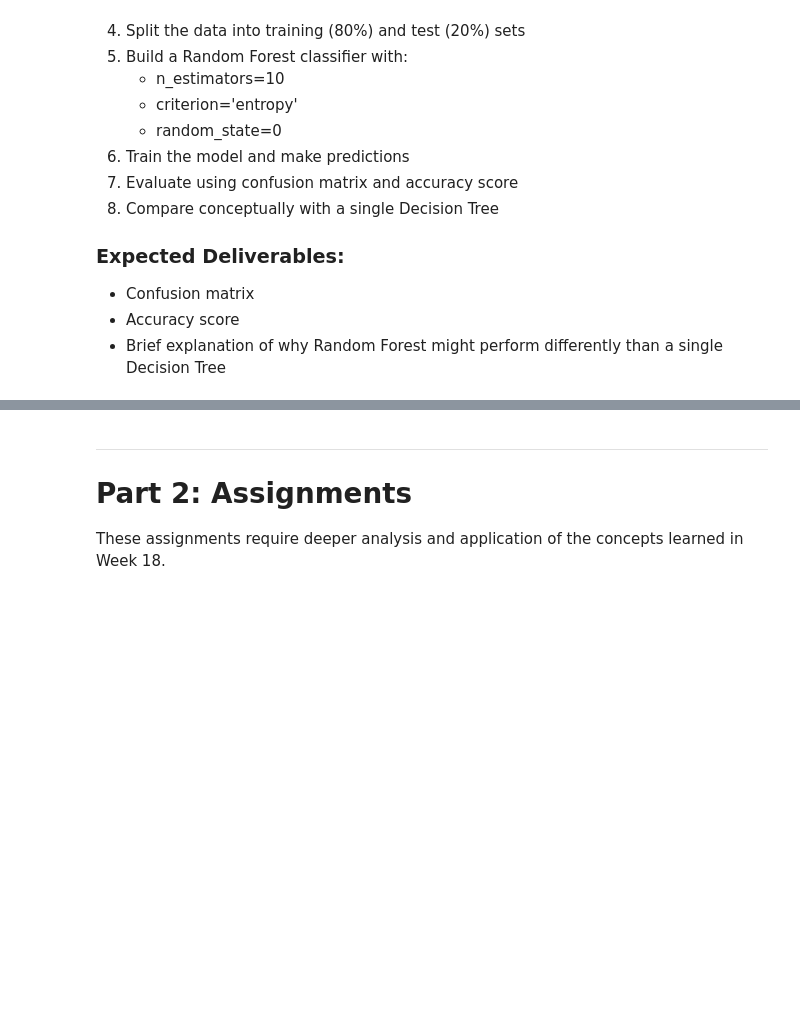
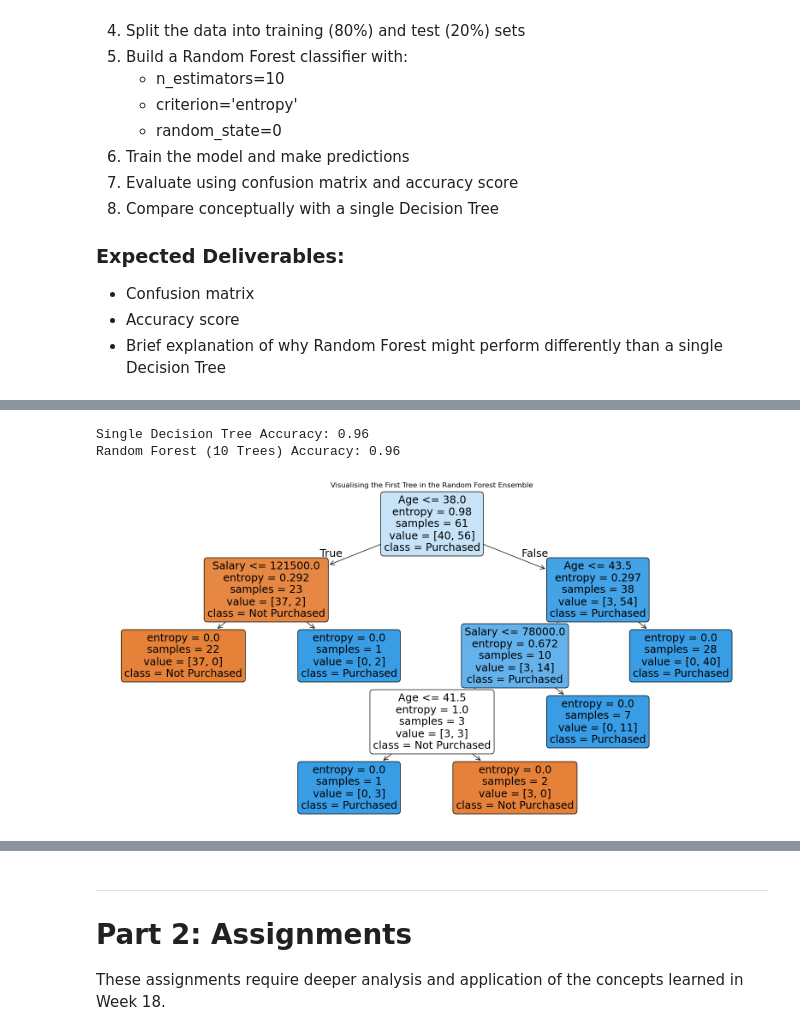
Before and after one commit to Blessing-Ekeh/dataraflow-week18-Classification--II-Decision-Trees-Random-Forests, a Jupyter notebook: Take Home.ipynb, the cells around one changed output, grey strips where cells are left out. Drawn from its saved outputs; the diff is of its cells as text; code cells hidden in the pictures; blank space fills up the shorter version.

```diff
--- a/Take Home.ipynb
+++ b/Take Home.ipynb
@@ -82,2 +184,4 @@ These tasks are designed to test your understanding of the fundamental concepts
 # %%
 # Load and explore the dataset
+task2_data = pd.read_csv('Task-Datasets/task2_random_forest_customer_data.csv')
+task2_data.head()
@@ -84,4 +227,10 @@ These tasks are designed to test your understanding of the fundamental concepts
 # %%
 # Separate features and target, split data
+X = task2_data.drop(columns=['Customer_ID', 'Purchased'])
+Y = task2_data['Purchased']
+
+X_train, X_test, Y_train, Y_test = train_test_split(X, Y, test_size=0.2, random_state=42)
 # %%
 # Build and train Random Forest classifier
+rf_classifier = RandomForestClassifier(n_estimators=10, criterion='entropy', random_state=0)
+rf_classifier.fit(X_train, Y_train)
@@ -88,2 +239,9 @@ These tasks are designed to test your understanding of the fundamental concepts
 # %%
 # Make predictions and evaluate
+Y_pred_task2 = rf_classifier.predict(X_test)
+# Evaluate the model
+conf_matrix_rf = confusion_matrix(Y_test, Y_pred_task2)
+accuracy_rf = accuracy_score(Y_test, Y_pred_task2)
+print("Confusion Matrix:\n", conf_matrix_rf)
+print("Accuracy:", accuracy_rf)
+print("Classification Report:\n", classification_report(Y_test, Y_pred_task2))
@@ -89,0 +262,28 @@ These tasks are designed to test your understanding of the fundamental concepts
+# %%
+# Step 9: Conceptual Comparison (Random Forest vs. Single Decision Tree)
+from sklearn.tree import DecisionTreeClassifier, plot_tree
+
+# Train a single Decision Tree on the same data for a direct comparison
+dt_classifier = DecisionTreeClassifier(criterion='entropy', random_state=0)
+dt_classifier.fit(X_train, Y_train)
+dt_predictions = dt_classifier.predict(X_test)
+
+# 2. Calculate and compare accuracy scores
+dt_accuracy = accuracy_score(Y_test, dt_predictions)
+rf_accuracy = accuracy_score(Y_test, Y_pred_task2)
+
+print(f"Single Decision Tree Accuracy: {dt_accuracy:.2f}")
+print(f"Random Forest (10 Trees) Accuracy: {rf_accuracy:.2f}")
+
+# 3. Visualise the first tree in the Random Forest to see its unique logic
+plt.figure(figsize=(20, 10))
+plot_tree(rf_classifier.estimators_[0],
+          feature_names=['Age', 'Salary'],
+          class_names=['Not Purchased', 'Purchased'],
+          filled=True, rounded=True)
+plt.title("Visualising the First Tree in the Random Forest Ensemble")
+plt.show()
+# %% [output]
+Single Decision Tree Accuracy: 0.96
+Random Forest (10 Trees) Accuracy: 0.96
+[figure, added]
```
Also changed, not shown: parts of 18 cells of this notebook.
